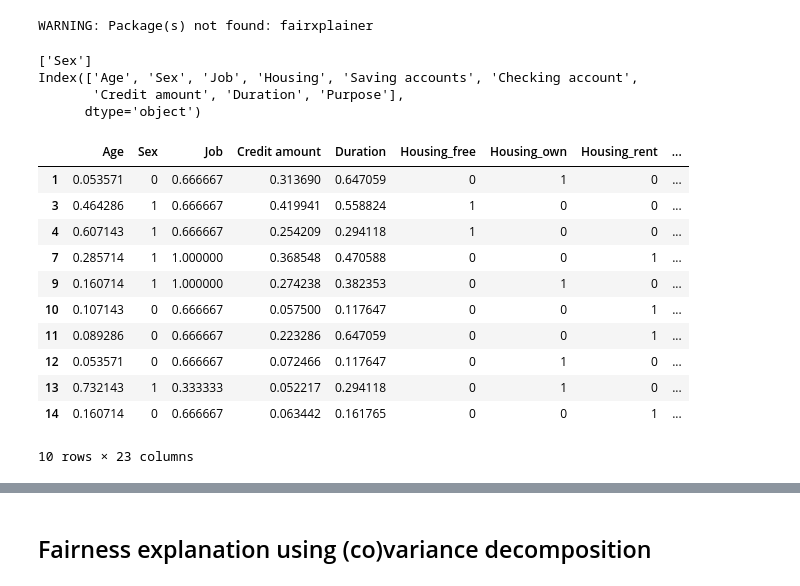
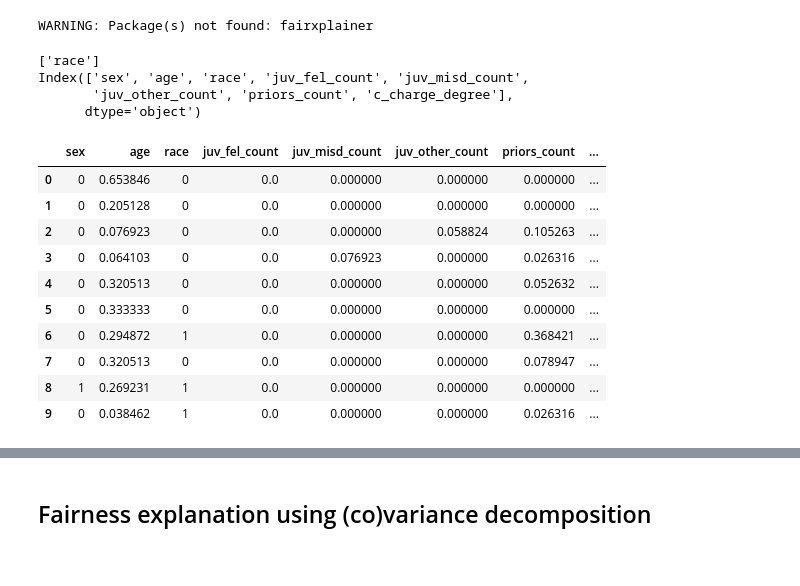
Before and after one commit to bishwamittra/script_tutorial_fairness, a Jupyter notebook: combined.ipynb, the cells around one changed output, grey strips where cells are left out. Saved outputs shown, nothing was run; the diff lists cells and outputs as text; code cells hidden in the pictures.

```diff
--- a/combined.ipynb
+++ b/combined.ipynb
@@ -30,54 +30,53 @@ from data.objects.german import German
 WARNING: Package(s) not found: fairxplainer
 # %%
 verbose = False
-dataset_name = "german"
+dataset_name = "compas"
 if(dataset_name == "adult"):
     dataset = Adult(verbose=verbose, config=2) # config defines configuration for sensitive groups
     df = dataset.get_df()
 elif(dataset_name == "ricci"):
     dataset = Ricci(verbose=verbose, config=0) # config defines configuration for sensitive groups
     df = dataset.get_df()
 elif(dataset_name == "titanic"):
     dataset = Titanic(verbose=verbose, config=2) # config defines configuration for sensitive groups
     df = dataset.get_df()
 elif(dataset_name == "compas"):
     dataset = Compas(verbose=verbose, config=1) # config defines configuration for sensitive groups
     df = dataset.get_df()
 elif(dataset_name == "german"):
     dataset = German(verbose=verbose, config=2) # config defines configuration for sensitive groups
     df = dataset.get_df()
 else:
     raise ValueError()
 
 
 # get X,y
 X = df.drop(['target'], axis=1)
 y = df['target']
 
 print(dataset.known_sensitive_attributes)
 print(X.columns)
 
 # one-hot encoding for categorical features (this takes care of Label encoding automatically)
 X = utils.get_one_hot_encoded_df(X,dataset.categorical_attributes)
 
 X.head(10)
 # %% [output]
-['Sex']
-Index(['Age', 'Sex', 'Job', 'Housing', 'Saving accounts', 'Checking account',
-       'Credit amount', 'Duration', 'Purpose'],
+['race']
+Index(['sex', 'age', 'race', 'juv_fel_count', 'juv_misd_count',
+       'juv_other_count', 'priors_count', 'c_charge_degree'],
       dtype='object')
-|  | Age | Sex | Job | Credit amount | Duration | Housing_free | Housing_own | Housing_rent | ... |
-| 1 | 0.053571 | 0 | 0.666667 | 0.313690 | 0.647059 | 0 | 1 | 0 | ... |
-| 3 | 0.464286 | 1 | 0.666667 | 0.419941 | 0.558824 | 1 | 0 | 0 | ... |
-| 4 | 0.607143 | 1 | 0.666667 | 0.254209 | 0.294118 | 1 | 0 | 0 | ... |
-| 7 | 0.285714 | 1 | 1.000000 | 0.368548 | 0.470588 | 0 | 0 | 1 | ... |
-| 9 | 0.160714 | 1 | 1.000000 | 0.274238 | 0.382353 | 0 | 1 | 0 | ... |
-| 10 | 0.107143 | 0 | 0.666667 | 0.057500 | 0.117647 | 0 | 0 | 1 | ... |
-| 11 | 0.089286 | 0 | 0.666667 | 0.223286 | 0.647059 | 0 | 0 | 1 | ... |
-| 12 | 0.053571 | 0 | 0.666667 | 0.072466 | 0.117647 | 0 | 1 | 0 | ... |
-| 13 | 0.732143 | 1 | 0.333333 | 0.052217 | 0.294118 | 0 | 1 | 0 | ... |
-| 14 | 0.160714 | 0 | 0.666667 | 0.063442 | 0.161765 | 0 | 0 | 1 | ... |
+|  | sex | age | race | juv_fel_count | juv_misd_count | juv_other_count | priors_count | ... |
+| 0 | 0 | 0.653846 | 0 | 0.0 | 0.000000 | 0.000000 | 0.000000 | ... |
+| 1 | 0 | 0.205128 | 0 | 0.0 | 0.000000 | 0.000000 | 0.000000 | ... |
+| 2 | 0 | 0.076923 | 0 | 0.0 | 0.000000 | 0.058824 | 0.105263 | ... |
+| 3 | 0 | 0.064103 | 0 | 0.0 | 0.076923 | 0.000000 | 0.026316 | ... |
+| 4 | 0 | 0.320513 | 0 | 0.0 | 0.000000 | 0.000000 | 0.052632 | ... |
+| 5 | 0 | 0.333333 | 0 | 0.0 | 0.000000 | 0.000000 | 0.000000 | ... |
+| 6 | 0 | 0.294872 | 1 | 0.0 | 0.000000 | 0.000000 | 0.368421 | ... |
+| 7 | 0 | 0.320513 | 0 | 0.0 | 0.000000 | 0.000000 | 0.078947 | ... |
+| 8 | 1 | 0.269231 | 1 | 0.0 | 0.000000 | 0.000000 | 0.000000 | ... |
+| 9 | 0 | 0.038462 | 1 | 0.0 | 0.000000 | 0.000000 | 0.026316 | ... |
-10 rows × 23 columns
 # %%
 clf = LogisticRegression()
 clf.fit(X, y)
```
Also changed, not shown: parts of 5 cells of this notebook, 2 other files.
